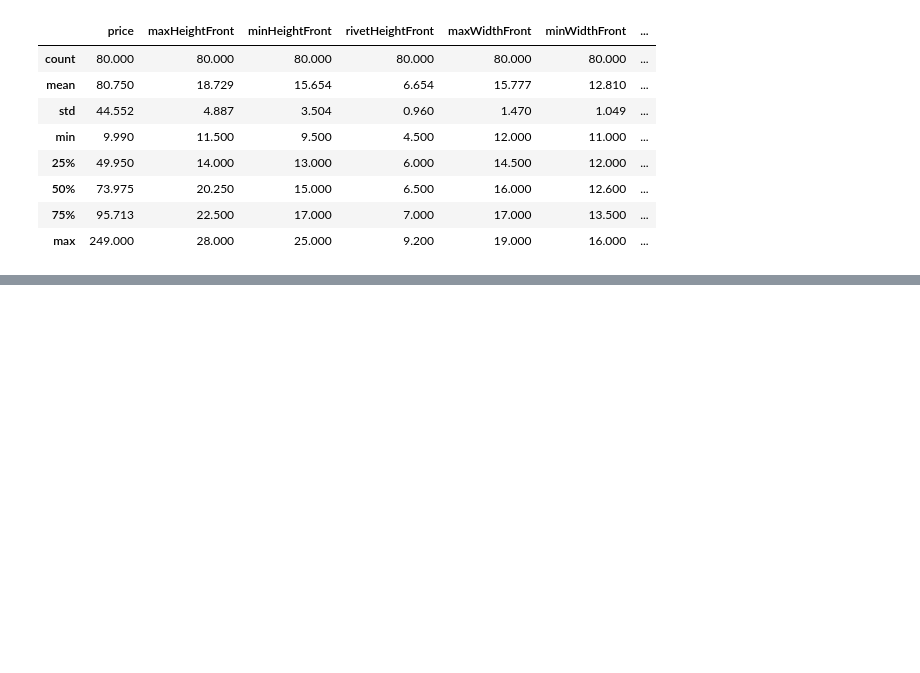
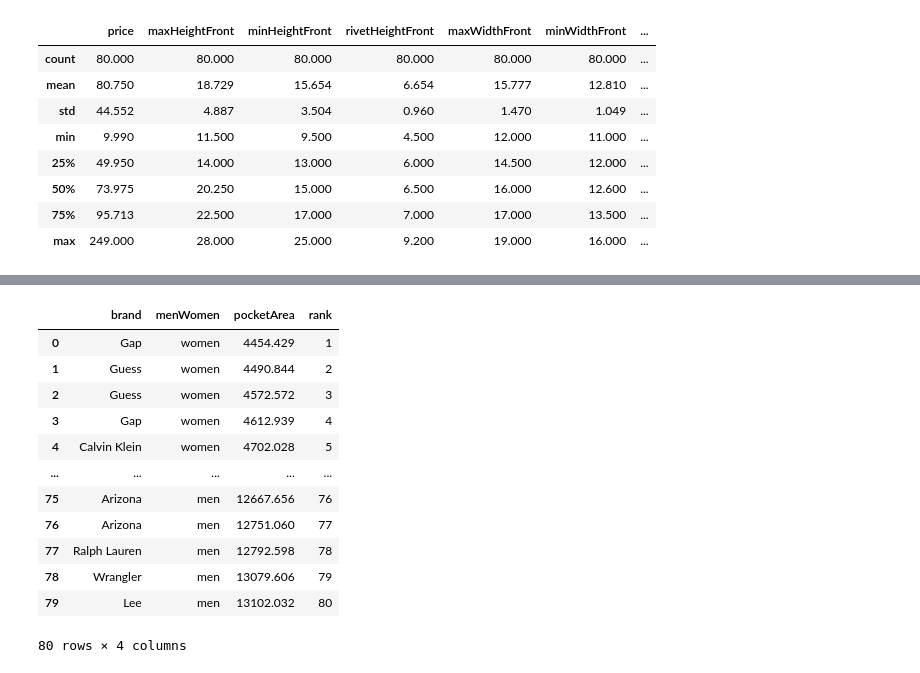
Before and after one commit to wimlds/berlin-tdd-workshop, a Jupyter notebook: EDA.ipynb, the cells around one changed output, grey strips where cells are left out. Cells and saved outputs as stored; diff of their text form; code cells hidden in the pictures; blank space fills up the shorter version.

```diff
--- a/EDA.ipynb
+++ b/EDA.ipynb
@@ -66,0 +256,16 @@ df.describe()
+# %%
+df_small
+# %% [output]
+|  | brand | menWomen | pocketArea | rank |
+| 0 | Gap | women | 4454.429 | 1 |
+| 1 | Guess | women | 4490.844 | 2 |
+| 2 | Guess | women | 4572.572 | 3 |
+| 3 | Gap | women | 4612.939 | 4 |
+| 4 | Calvin Klein | women | 4702.028 | 5 |
+| ... | ... | ... | ... | ... |
+| 75 | Arizona | men | 12667.656 | 76 |
+| 76 | Arizona | men | 12751.060 | 77 |
+| 77 | Ralph Lauren | men | 12792.598 | 78 |
+| 78 | Wrangler | men | 13079.606 | 79 |
+| 79 | Lee | men | 13102.032 | 80 |
+80 rows × 4 columns
```
Also changed, not shown: parts of 38 cells of this notebook, 3 other files.
